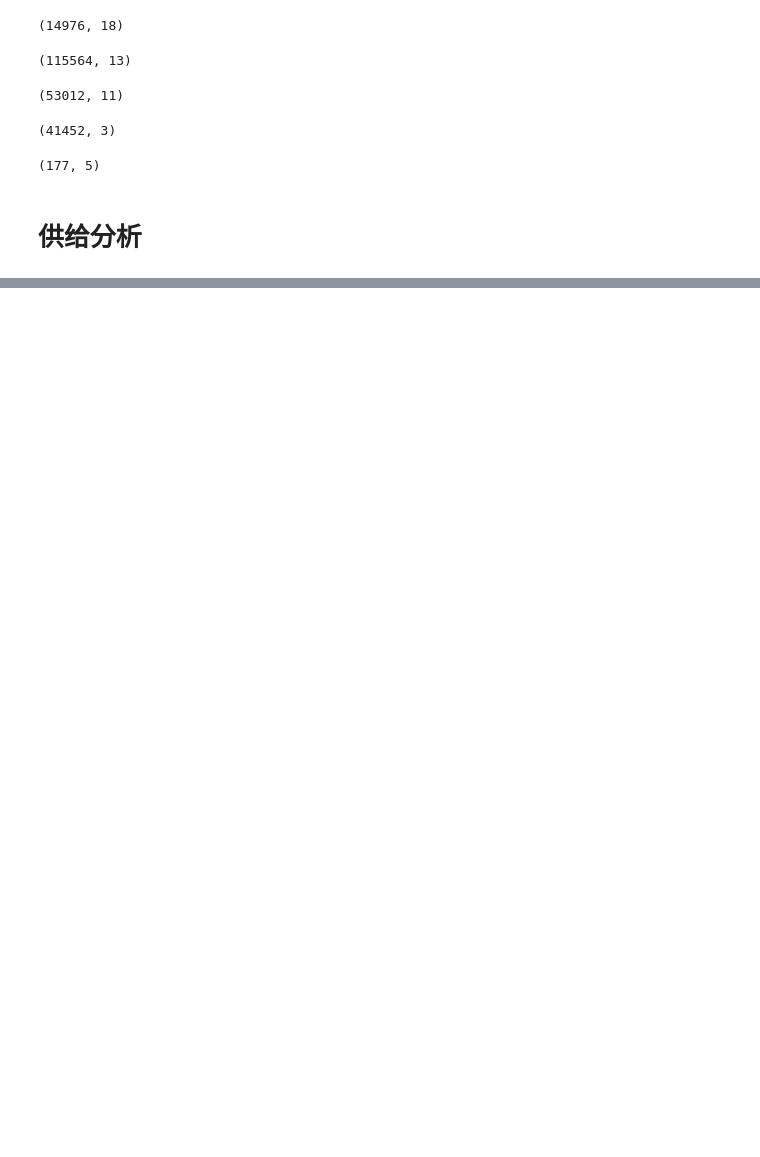
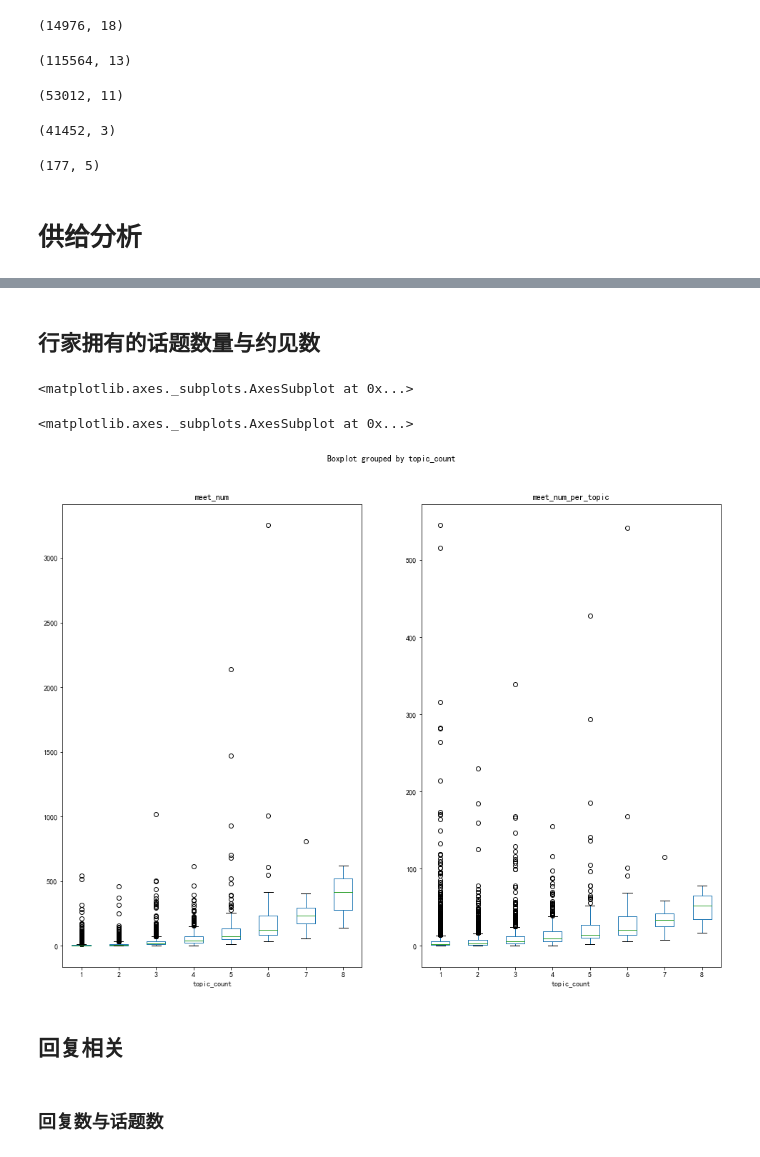
Before and after one commit to wymintage/zaih_analysis, a Jupyter notebook: zaih_analysis/zaih_analysis_3.ipynb, the cells around one changed output, grey strips where cells are left out. Cells and saved outputs as stored; diff of their text form; code cells hidden in the pictures; blank space fills up the shorter version.

```diff
--- a/zaih_analysis/zaih_analysis_3.ipynb
+++ b/zaih_analysis/zaih_analysis_3.ipynb
@@ -93,0 +237,2 @@ from sklearn.linear_model import LinearRegression
+# %% [markdown]
+## 行家拥有的话题数量与约见数
@@ -93,0 +262,25 @@ from sklearn.linear_model import LinearRegression
+# %%
+fig = plt.figure()
+fig.set_size_inches(16, 12)
+
+ax1 = fig.add_subplot(1, 2, 1)
+
+mentor_topic.boxplot(column=['meet_num'], by='topic_count',ax=ax1, grid=False)
+#plt.semilogy(basey=10)
+#plt.ylim(0, 500)
+
+ax2 = fig.add_subplot(1, 2, 2)
+
+mentor_topic.boxplot(column=['meet_num_per_topic'], by='topic_count',ax=ax2, grid=False)
+#plt.semilogy(basey=10)
+#plt.ylim(0, 500)
+
+plt.show()
+# %% [output]
+<matplotlib.axes._subplots.AxesSubplot at 0x...>
+<matplotlib.axes._subplots.AxesSubplot at 0x...>
+[figure, added]
+# %% [markdown]
+## 回复相关
+# %% [markdown]
+### 回复数与话题数
```
Also changed, not shown: parts of 41 cells of this notebook, 12 other files.
